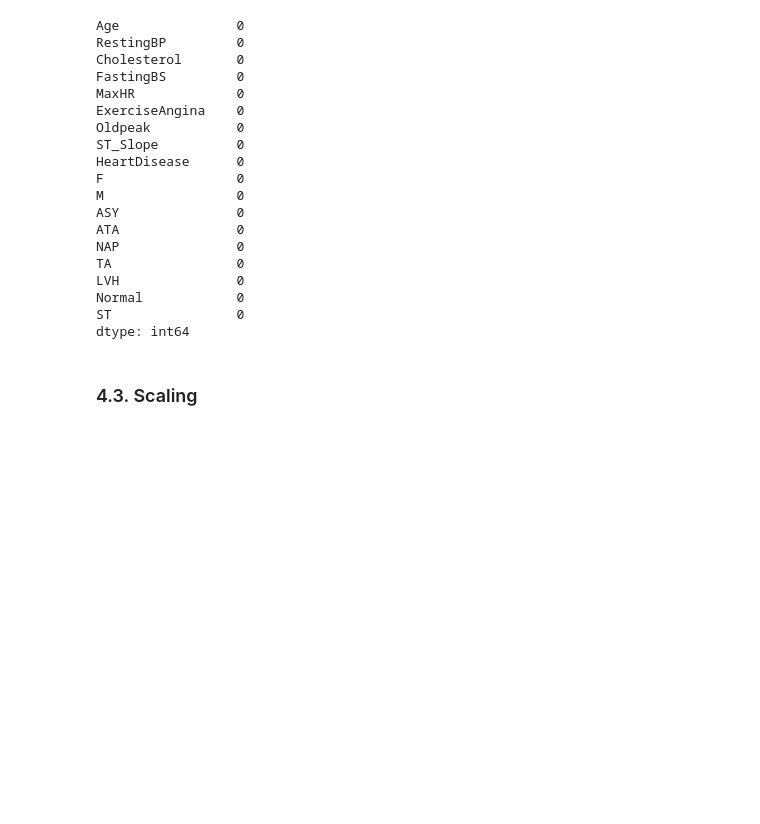
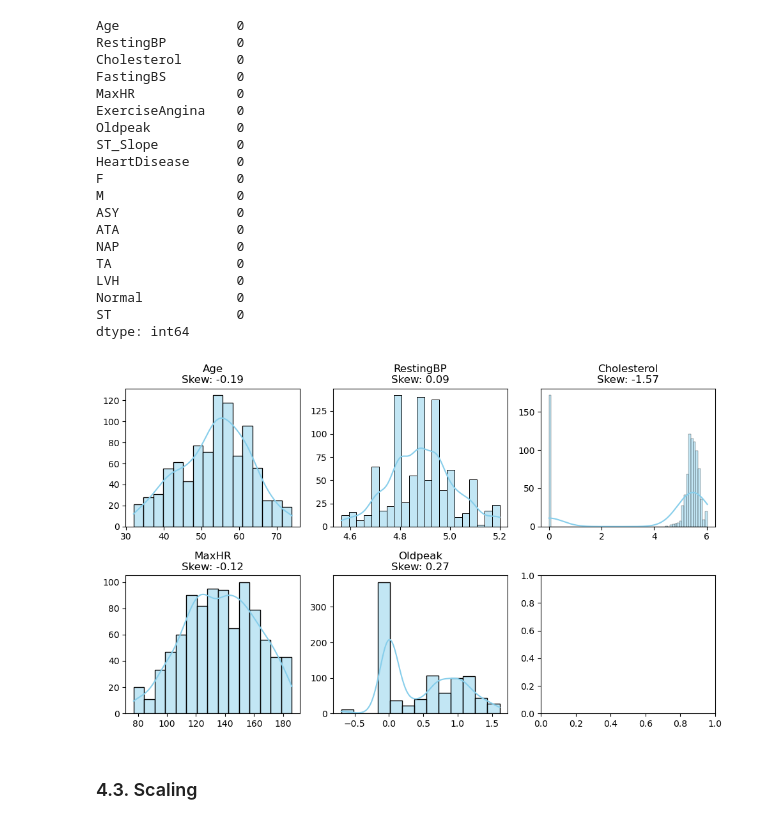
Before and after one commit to VanVu1306/heart-disease-classification, a Jupyter notebook: heart-disease-class.ipynb, the cells around one changed output. Saved outputs shown, nothing was run; the diff lists cells and outputs as text; code cells hidden in the pictures; blank space fills up the shorter version.

```diff
--- a/heart-disease-class.ipynb
+++ b/heart-disease-class.ipynb
@@ -243,6 +239,21 @@ LVH               0
 Normal            0
 ST                0
 dtype: int64
+# %%
+fig, ax = plt.subplots(2, 3, figsize=(10, 6))
+ax = ax.flatten()
+
+for i, col in enumerate(cols):
+    skew_val = data[col].skew()
+    sns.histplot(data[col], kde=True, ax=ax[i], color='skyblue', alpha=0.5)
+    ax[i].set_title(f"{col}\nSkew: {skew_val:.2f}")
+    ax[i].set_xlabel('')
+    ax[i].set_ylabel('')
+
+plt.tight_layout()
+plt.show()
+# %% [output]
+[figure, added]
 # %% [markdown]
 ### 4.3. Scaling
 # %% [markdown]
```
Also changed, not shown: parts of 8 cells of this notebook.
